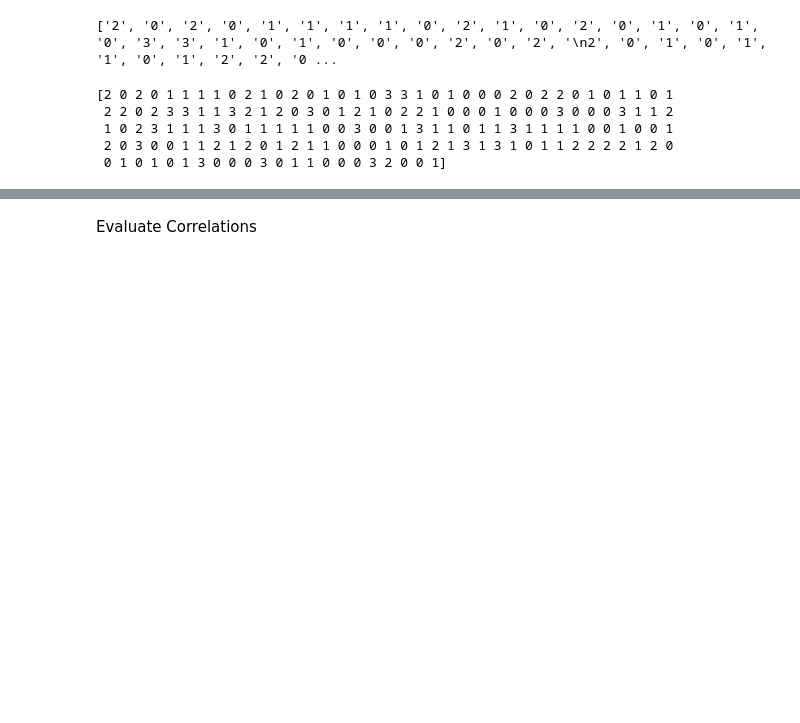
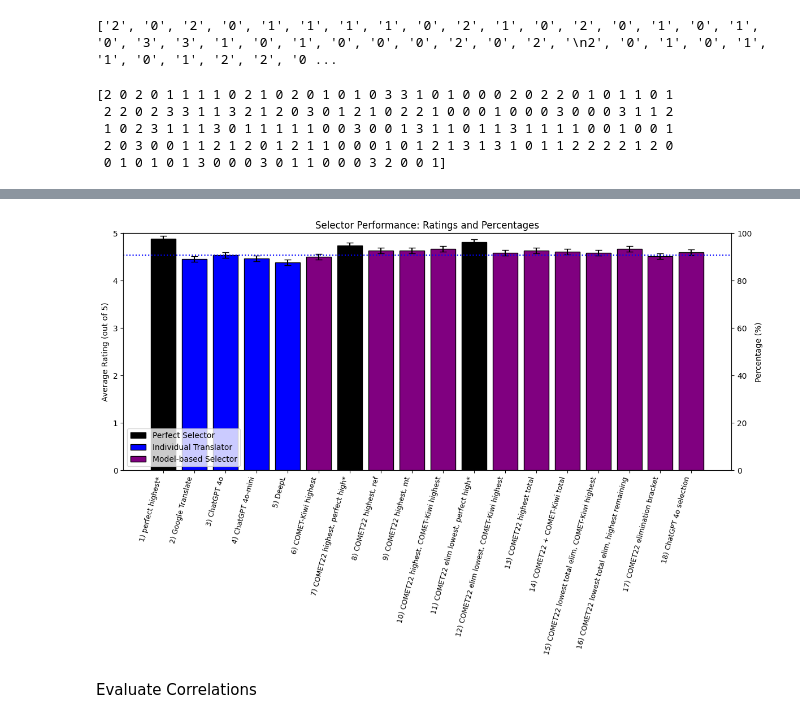
Before and after one commit to antoinevilain001/translation_thesis, a Jupyter notebook: translation_analysis/analysis1/analysis2.ipynb, the cells around one changed output, grey strips where cells are left out. Cells and saved outputs as stored; diff of their text form; code cells hidden in the pictures; blank space fills up the shorter version.

Commit message:
selector performance bar graph

```diff
--- a/translation_analysis/analysis1/analysis2.ipynb
+++ b/translation_analysis/analysis1/analysis2.ipynb
@@ -651,3 +653,86 @@ np.save('checkpoints/analysis_solution_data/chatgpt_selector1.npy', chatgpt_sele
+# %%
+import matplotlib.pyplot as plt
+import numpy as np
+from matplotlib.patches import Patch
+
+# Labels and data (same as before)
+labels = [
+    "perfect highest*", "Google Translate", "ChatGPT 4o", "ChatGPT 4o-mini", "DeepL",
+    "COMET-Kiwi highest", "COMET22 highest, perfect high*", "COMET22 highest, ref",
+    "COMET22 highest, mt", "COMET22 highest, COMET-Kiwi highest",
+    "COMET22 elim lowest, perfect high*", "COMET22 elim lowest, COMET-Kiwi highest",
+    "COMET22 highest total", "COMET22 + COMET-Kiwi total",
+    "COMET22 lowest total elim, COMET-Kiwi highest",
+    "COMET22 lowest total elim, highest remaining",
+    "COMET22 elimination bracket", "ChatGPT 4o selection"
+]
+
+ratings = np.array([
+    4.88, 4.46, 4.54, 4.47, 4.39,
+    4.50, 4.74, 4.64, 4.63, 4.67,
+    4.81, 4.59, 4.64, 4.61,
+    4.59, 4.67, 4.52, 4.60
+])
+
+rating_errors = np.full_like(ratings, 0.06)
+percentages = ratings * 20
+percentage_errors = np.full_like(percentages, 1.2)
+
+is_perfect = np.array([
+    True, False, False, False, False,
+    False, True, False, False, False,
+    True, False, False, False,
+    False, False, False, False
+])
+
+# Color logic
+colors = []
+for i in range(len(ratings)):
+    if is_perfect[i]:
+        colors.append("black")
+    elif 1 <= i <= 4:
+        colors.append("blue")
+    else:
+        colors.append("purple")
+
+# Add evaluator numbers to labels
+labels_numbered = [f"{i+1}) {label}" for i, label in enumerate(labels)]
+
+# Plotting
+fig, ax1 = plt.subplots(figsize=(12, 8))
+x = np.arange(len(labels))
+
+bars = ax1.bar(x, ratings, yerr=rating_errors, color=colors, edgecolor='black', capsize=4)
+ax1.set_ylabel("Average Rating (out of 5)")
+ax1.set_ylim(0, 5)
+
+# Draw horizontal line at ChatGPT 4o score (index 2 → 4.54)
+chatgpt_score = ratings[2]
+ax1.axhline(chatgpt_score, color='blue', linestyle='dotted', linewidth=1.5)
+
+# Secondary percentage scale
+ax2 = ax1.twinx()
+ax2.set_ylabel("Percentage (%)")
+ax2.set_ylim(0, 100)
+
+# Label ticks
+ax1.set_xticks(x)
+ax1.set_xticklabels(labels_numbered, rotation=75, ha="right", fontsize=9)
+ax1.set_title("Selector Performance: Ratings and Percentages")
+
+# Legend
+legend_elements = [
+    Patch(facecolor='black', edgecolor='black', label='Perfect Selector'),
+    Patch(facecolor='blue', edgecolor='black', label='Individual Translator'),
+    Patch(facecolor='purple', edgecolor='black', label='Model-based Selector')
+]
+ax1.legend(handles=legend_elements, loc='lower left')
+
+plt.tight_layout()
+plt.savefig('outputs/analysis_app_solution/final_selector_performances_bargraph.png')
+plt.show()
+# %% [output]
+[figure, added]
 # %% [markdown]
 Evaluate Correlations
 # %%
```
Also changed, not shown: parts of 2 cells of this notebook, 1 other file.
